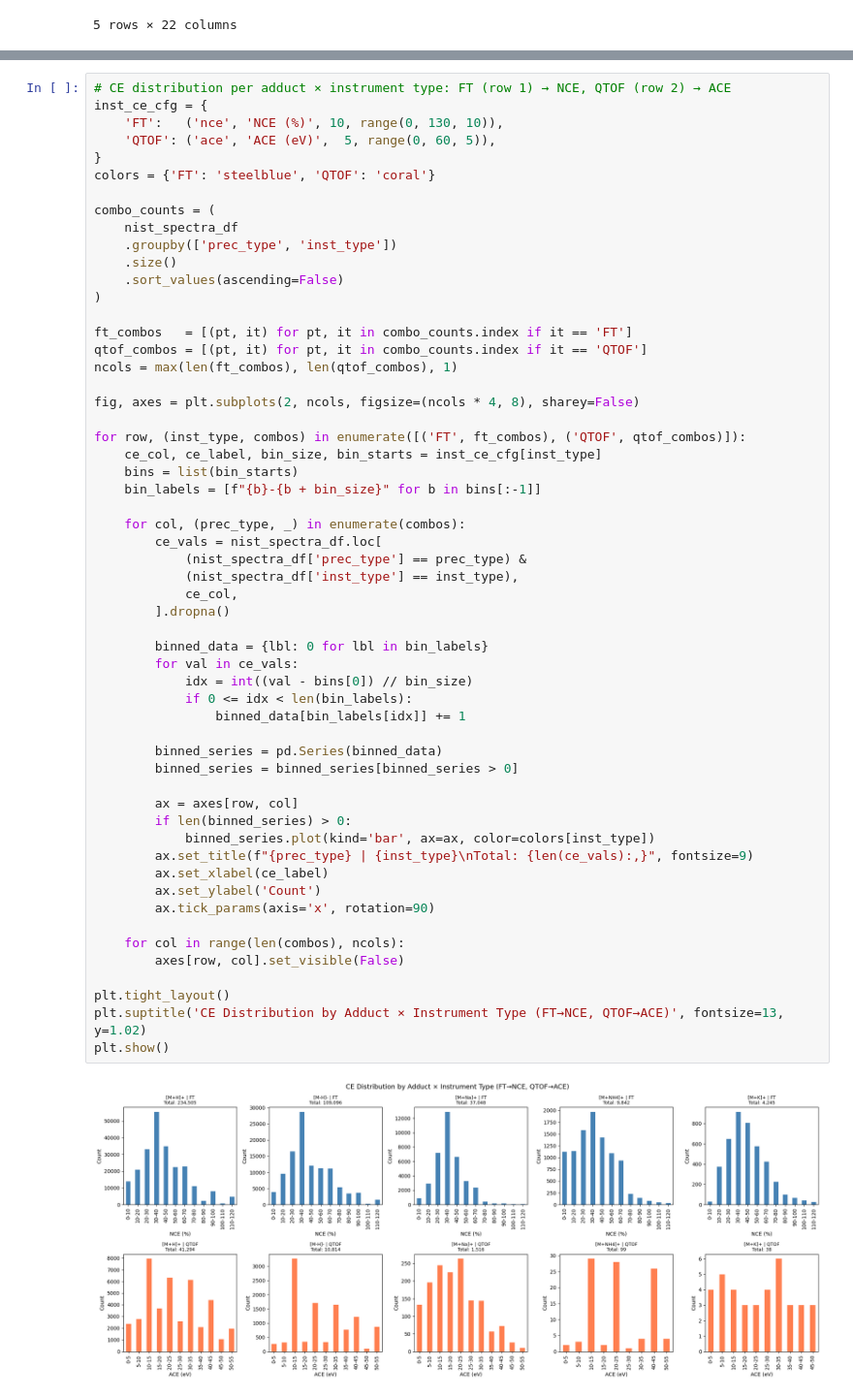
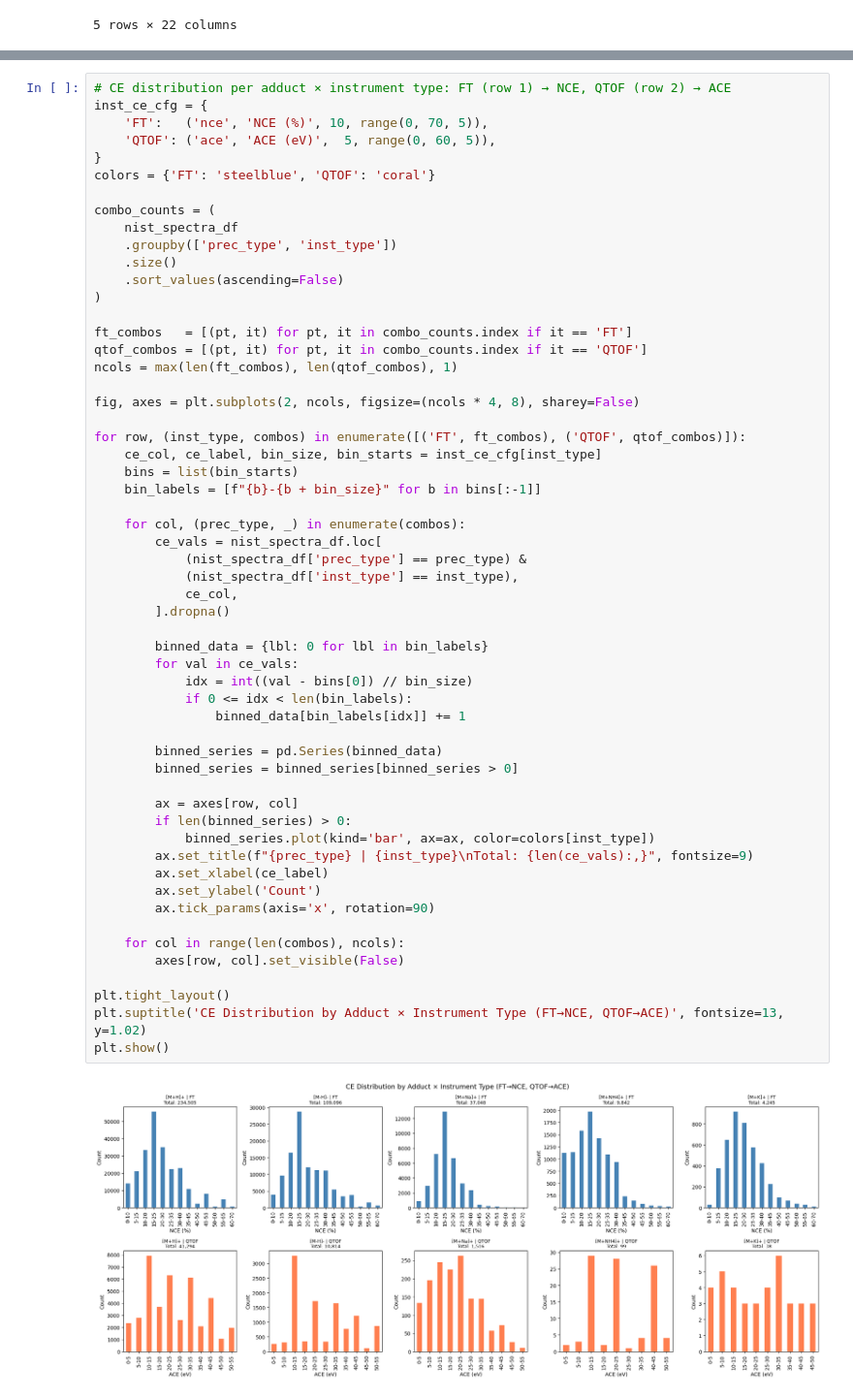
Before and after one commit to LZhang98/fragnnet, a Jupyter notebook: notebooks/data_notebooks/nist20_data2.ipynb, the cells around one changed output, grey strips where cells are left out. Shown at 97% size. Drawn from its saved outputs; the diff is of its cells as text.

```diff
--- a/notebooks/data_notebooks/nist20_data2.ipynb
+++ b/notebooks/data_notebooks/nist20_data2.ipynb
@@ -49,7 +49,7 @@ Name: count, dtype: int64
 # %%
 # CE distribution per adduct × instrument type: FT (row 1) → NCE, QTOF (row 2) → ACE
 inst_ce_cfg = {
-    'FT':   ('nce', 'NCE (%)', 10, range(0, 130, 10)),
+    'FT':   ('nce', 'NCE (%)', 10, range(0, 70, 5)),
     'QTOF': ('ace', 'ACE (eV)',  5, range(0, 60, 5)),
 }
 colors = {'FT': 'steelblue', 'QTOF': 'coral'}
@@ -76,31 +76,31 @@ for row, (inst_type, combos) in enumerate([('FT', ft_combos), ('QTOF', qtof_comb
         ce_vals = nist_spectra_df.loc[
             (nist_spectra_df['prec_type'] == prec_type) &
             (nist_spectra_df['inst_type'] == inst_type),
             ce_col,
         ].dropna()
 
         binned_data = {lbl: 0 for lbl in bin_labels}
         for val in ce_vals:
             idx = int((val - bins[0]) // bin_size)
             if 0 <= idx < len(bin_labels):
                 binned_data[bin_labels[idx]] += 1
 
         binned_series = pd.Series(binned_data)
         binned_series = binned_series[binned_series > 0]
 
         ax = axes[row, col]
         if len(binned_series) > 0:
             binned_series.plot(kind='bar', ax=ax, color=colors[inst_type])
         ax.set_title(f"{prec_type} | {inst_type}\nTotal: {len(ce_vals):,}", fontsize=9)
         ax.set_xlabel(ce_label)
         ax.set_ylabel('Count')
         ax.tick_params(axis='x', rotation=90)
 
     for col in range(len(combos), ncols):
         axes[row, col].set_visible(False)
 
 plt.tight_layout()
 plt.suptitle('CE Distribution by Adduct × Instrument Type (FT→NCE, QTOF→ACE)', fontsize=13, y=1.02)
 plt.show()
 # %% [output]
-[figure, old version]
+[figure, new version]
```
Also changed, not shown: parts of 4 cells of this notebook.
